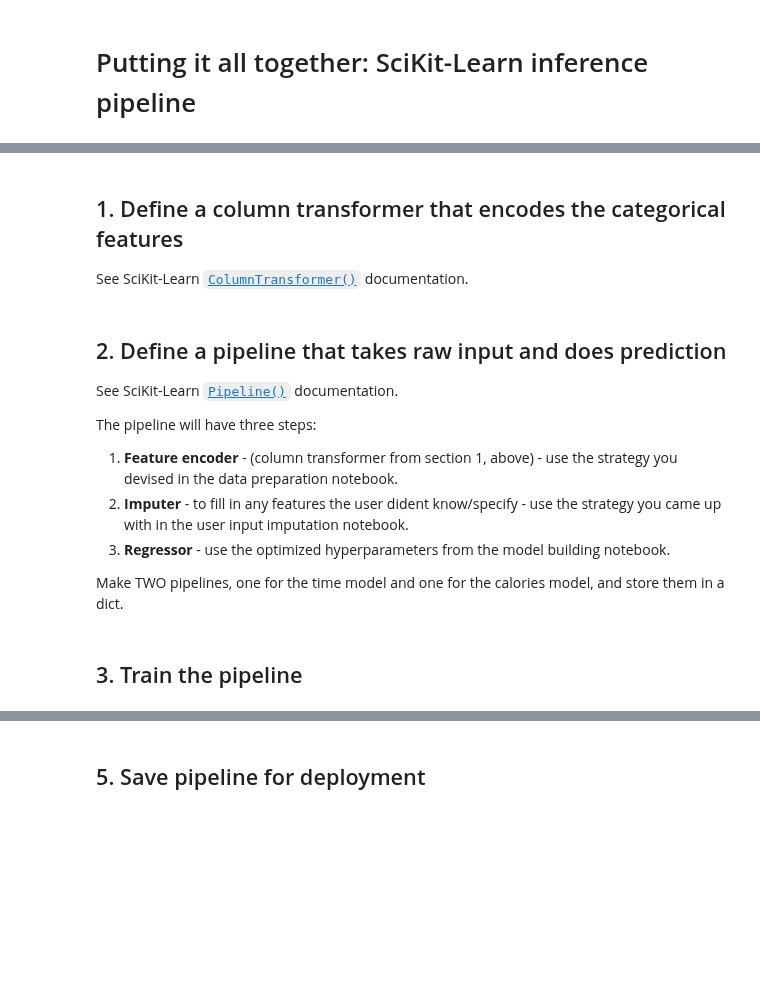
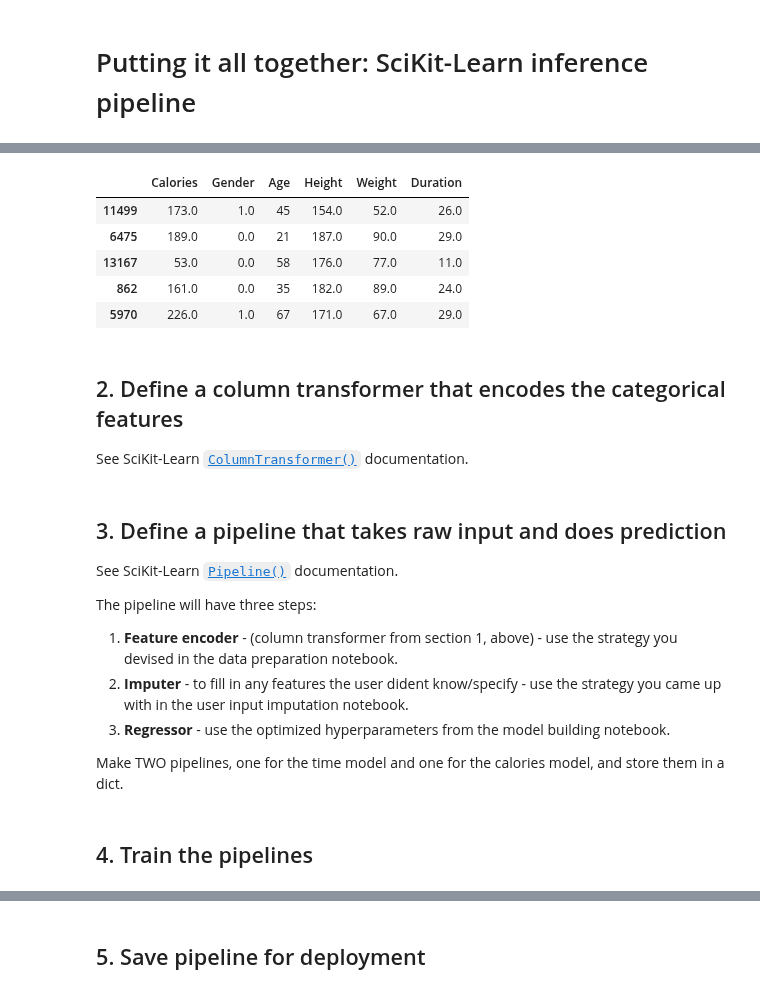
Before and after one commit to 4GeeksAcademy/gperdrizet_fitness_final_project, a Jupyter notebook: src/05-sklearn_inference_pipelines.ipynb, the cells around one changed output, grey strips where cells are left out. Cells and saved outputs as stored; diff of their text form; code cells hidden in the pictures; blank space fills up the shorter version.

Commit message:
Fixed inference pipeline.

```diff
--- a/src/05-sklearn_inference_pipelines.ipynb
+++ b/src/05-sklearn_inference_pipelines.ipynb
@@ -22,0 +15,9 @@ from sklearn.ensemble import GradientBoostingRegressor
+# %%
+with open(Path('../data/processed/hyperparameters.pkl'), 'rb' ) as input_file:
+    hyperparameters = pickle.load(input_file)
+
+with open('../data/processed/train.pkl', 'rb') as input_file:
+    train_df = pickle.load(input_file)
+
+with open('../data/processed/test.pkl', 'rb') as input_file:
+    test_df = pickle.load(input_file)
@@ -23,5 +34,15 @@ from sklearn.ensemble import GradientBoostingRegressor
+# %%
+test_df.drop(['Heart_Rate', 'User_ID', 'Body_Temp'], inplace=True, axis=1)
+test_df.head()
+# %% [output]
+|  | Calories | Gender | Age | Height | Weight | Duration |
+| 11499 | 173.0 | 1.0 | 45 | 154.0 | 52.0 | 26.0 |
+| 6475 | 189.0 | 0.0 | 21 | 187.0 | 90.0 | 29.0 |
+| 13167 | 53.0 | 0.0 | 58 | 176.0 | 77.0 | 11.0 |
+| 862 | 161.0 | 0.0 | 35 | 182.0 | 89.0 | 24.0 |
+| 5970 | 226.0 | 1.0 | 67 | 171.0 | 67.0 | 29.0 |
 # %% [markdown]
-## 1. Define a column transformer that encodes the categorical features
+## 2. Define a column transformer that encodes the categorical features
 
 See SciKit-Learn [`ColumnTransformer()`](https://scikit-learn.org/stable/modules/generated/sklearn.compose.ColumnTransformer.html) documentation.
 # %%
@@ -35,5 +64,5 @@ preprocessor = ColumnTransformer(
 # %% [markdown]
-## 2. Define a pipeline that takes raw input and does prediction
+## 3. Define a pipeline that takes raw input and does prediction
 
 See SciKit-Learn [`Pipeline()`](https://scikit-learn.org/stable/modules/generated/sklearn.pipeline.Pipeline.html) documentation.
 
@@ -47,2 +90,2 @@ Make TWO pipelines, one for the time model and one for the calories model, and s
 # %% [markdown]
-## 3. Train the pipeline
+## 4. Train the pipelines
```
Also changed, not shown: parts of 10 cells of this notebook, 2 other files.
